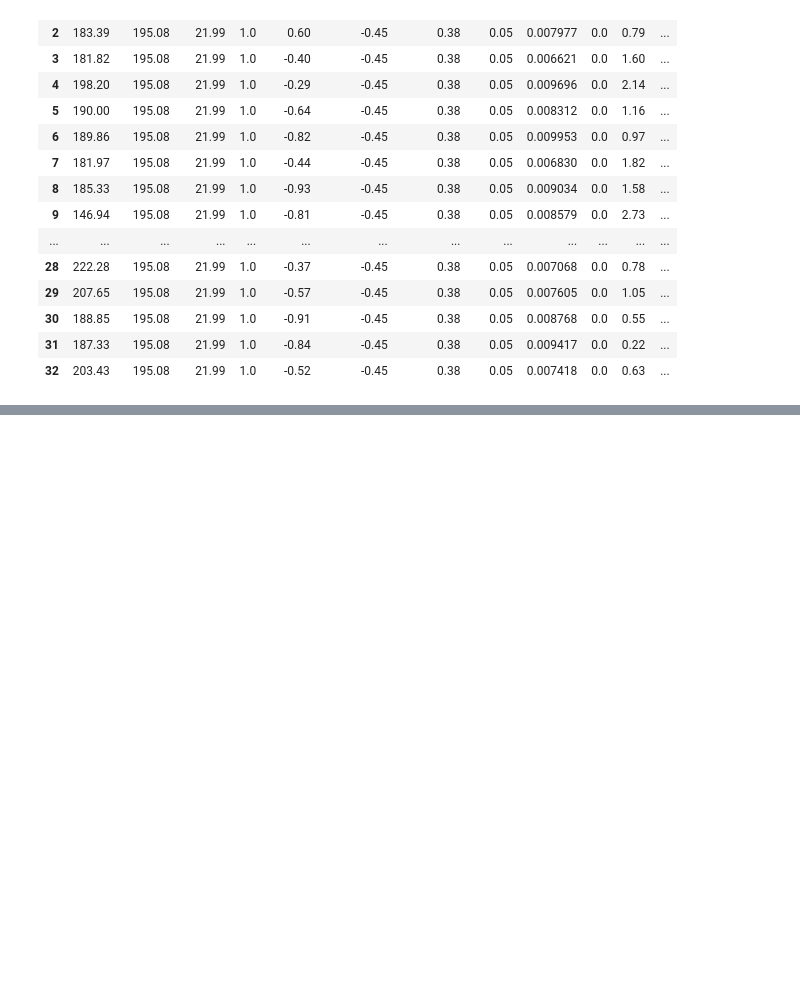
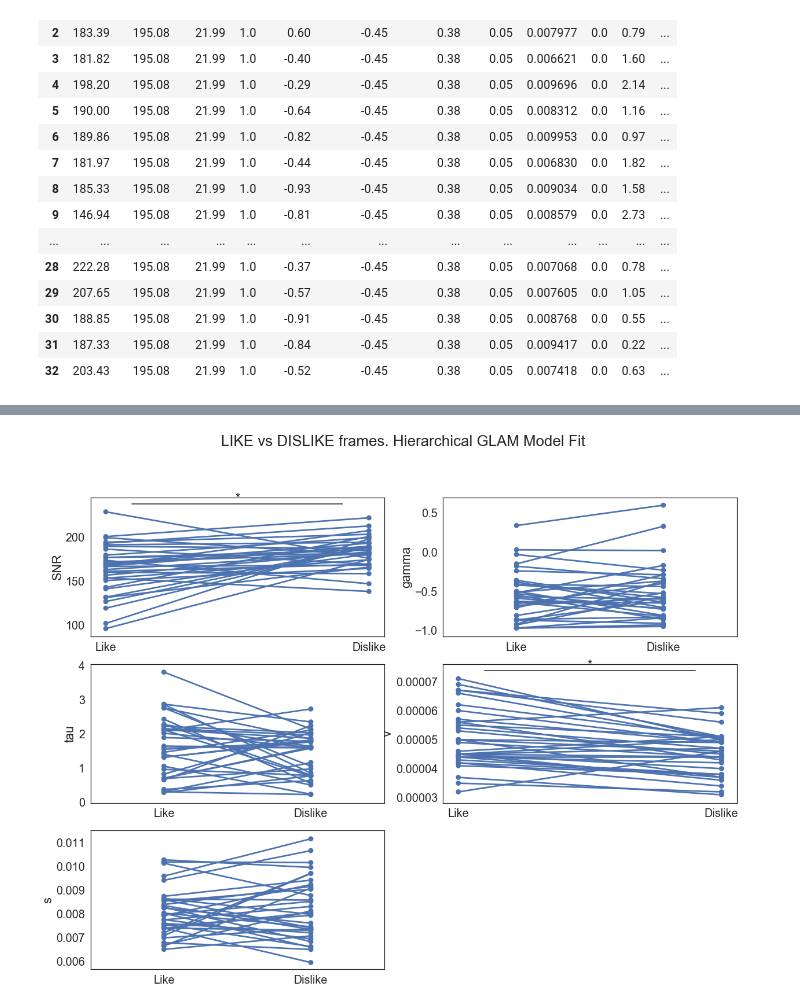
Before and after one commit to pradysepulveda/glamDDM_FF2018, a Jupyter notebook: Compare_LikeVsDislike(InvInput).ipynb, the cells around one changed output, grey strips where cells are left out. Drawn from its saved outputs; the diff is of its cells as text; code cells hidden in the pictures; blank space fills up the shorter version.

```diff
--- a/Compare_LikeVsDislike(InvInput).ipynb
+++ b/Compare_LikeVsDislike(InvInput).ipynb
@@ -178,0 +191,62 @@ plt.xticks([0, 1,], ['Like', 'Dislike'])
+# %%
+plt.figure(figsize=(20,15))
+sns.set(style='white', font_scale=1.8)
+plt.suptitle('LIKE vs DISLIKE frames. Hierarchical GLAM Model Fit')
+
+#my_pal = {"r" ,"b"}
+
+#ax1 = sns.pointplot(x="cond", y="v", palette = my_pal,  data=params_participants, hue = 'cond');
+
+
+
+plt.subplot(321)
+# FOR SNR
+for i in range(33):
+    param_indiv = params_participants.loc[params_participants['part'] == i]
+    ax1 = sns.pointplot(x="cond", y="SNR",  data=param_indiv);
+    ax1.set(ylabel='SNR', xlabel='')
+
+# Add asterisk
+x1, x2 = 0, 1
+y_max = max([params_part_like.SNR.max(), params_part_dislike.SNR.max()])
+y, h, col = y_max + y_max/50, y_max/50, 'k'
+plt.plot( [x1+0.1, x2-0.1], [ y+h, y+h], lw=1.5, c=col)
+plt.text((x1+x2)*.5, y+h, "*", ha='center', va='bottom', color=col)
+
+# FOR gamma
+plt.subplot(322)
+for i in range(33):
+    param_indiv = params_participants.loc[params_participants['part'] == i]
+    ax1 = sns.pointplot(x="cond", y="gamma",  data=param_indiv);
+    ax1.set(ylabel='gamma', xlabel='')
+
+## FOR tau
+plt.subplot(323)
+for i in range(33):
+    param_indiv = params_participants.loc[params_participants['part'] == i]
+    ax1 = sns.pointplot(x="cond", y="tau",  data=param_indiv);
+    ax1.set(ylabel='tau', xlabel='', )
+
+## FOR v
+plt.subplot(324)
+
+for i in range(33):
+    param_indiv = params_participants.loc[params_participants['part'] == i]
+    ax1 = sns.pointplot(x="cond", y="v",  data=param_indiv);
+    ax1.set(ylabel='v', xlabel='', )
+
+## Add asterisk
+x1, x2 = 0, 1
+y_max = max([params_part_like.v.max(), params_part_dislike.v.max()])
+y, h, col = y_max + y_max/50, y_max/50, 'k'
+plt.plot( [x1+0.1, x2-0.1], [ y+h, y+h], lw=1.5, c=col)
+plt.text((x1+x2)*.5, y+h, "*", ha='center', va='bottom', color=col)
+
+# FOR s
+plt.subplot(325)
+for i in range(33):
+    param_indiv = params_participants.loc[params_participants['part'] == i]
+    ax1 = sns.pointplot(x="cond", y="s",  data=param_indiv);
+    ax1.set(ylabel='s', xlabel='')
+# %% [output]
+[figure, added]
```
Also changed, not shown: parts of 3 cells of this notebook.
